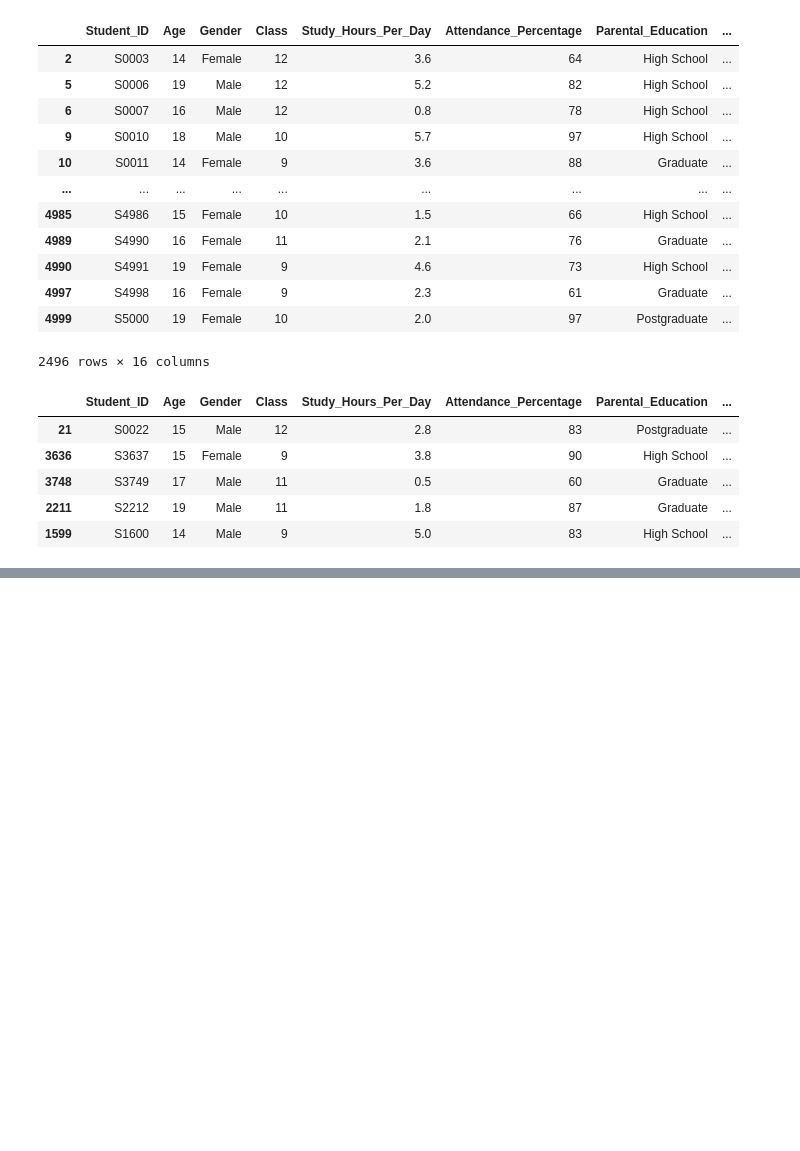
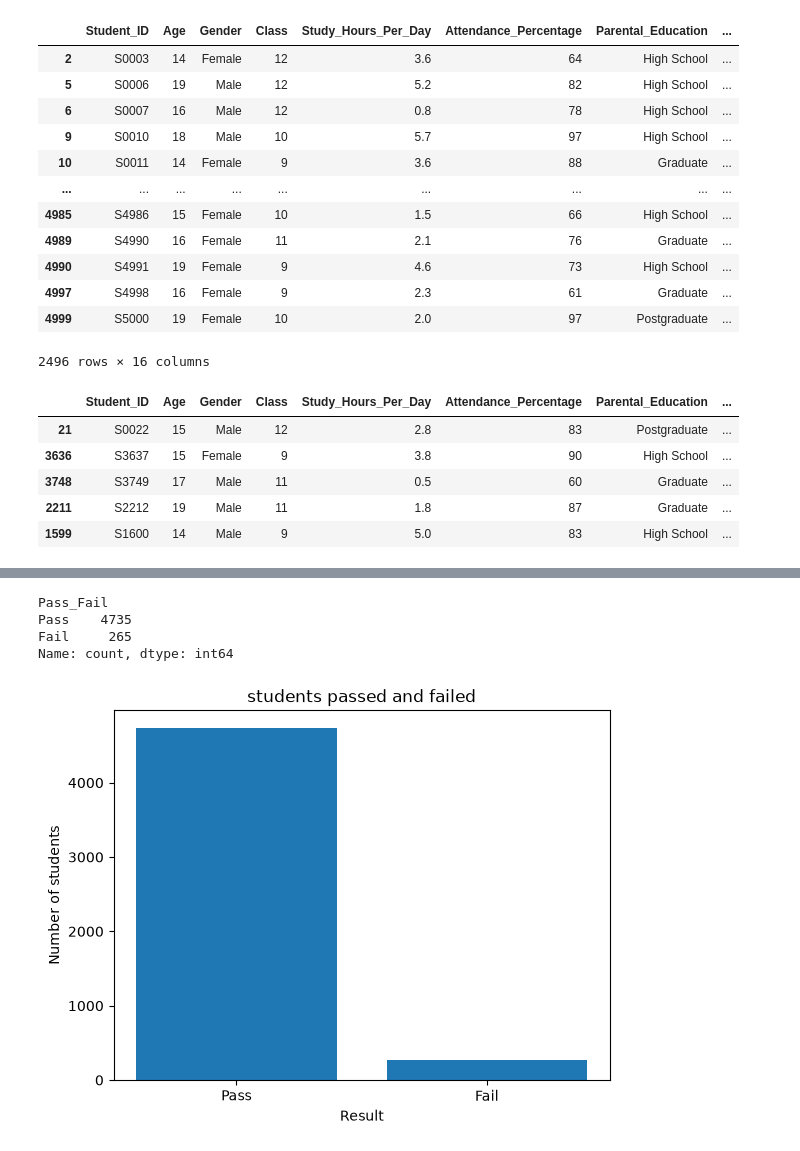
Before and after one commit to SujalHuddar/Basic_Python, a Jupyter notebook: student_performance_analysis.ipynb, the cells around one changed output, grey strips where cells are left out. Drawn from its saved outputs; the diff is of its cells as text; code cells hidden in the pictures; blank space fills up the shorter version.

```diff
--- a/student_performance_analysis.ipynb
+++ b/student_performance_analysis.ipynb
@@ -141,0 +161,15 @@ top_5_students
+# %%
+# reate a bar chart showing how many students passed and failed using your actual Pass_Fail column.
+count_pass_fail = df['Pass_Fail'].value_counts()
+print(count_pass_fail)
+plt.bar(count_pass_fail.index, count_pass_fail.values)
+plt.title('students passed and failed')
+plt.xlabel('Result')
+plt.ylabel('Number of students')
+plt.show()
+# %% [output]
+Pass_Fail
+Pass    4735
+Fail     265
+Name: count, dtype: int64
+[figure, added]
```
Also changed, not shown: parts of 5 cells of this notebook.
